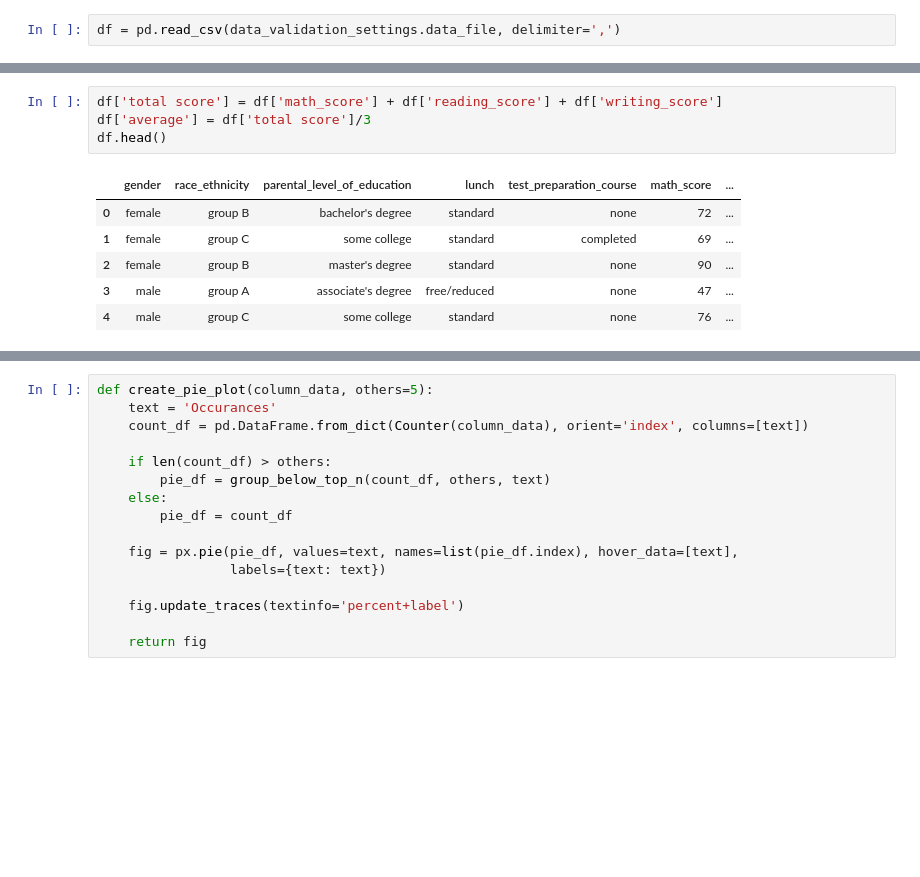
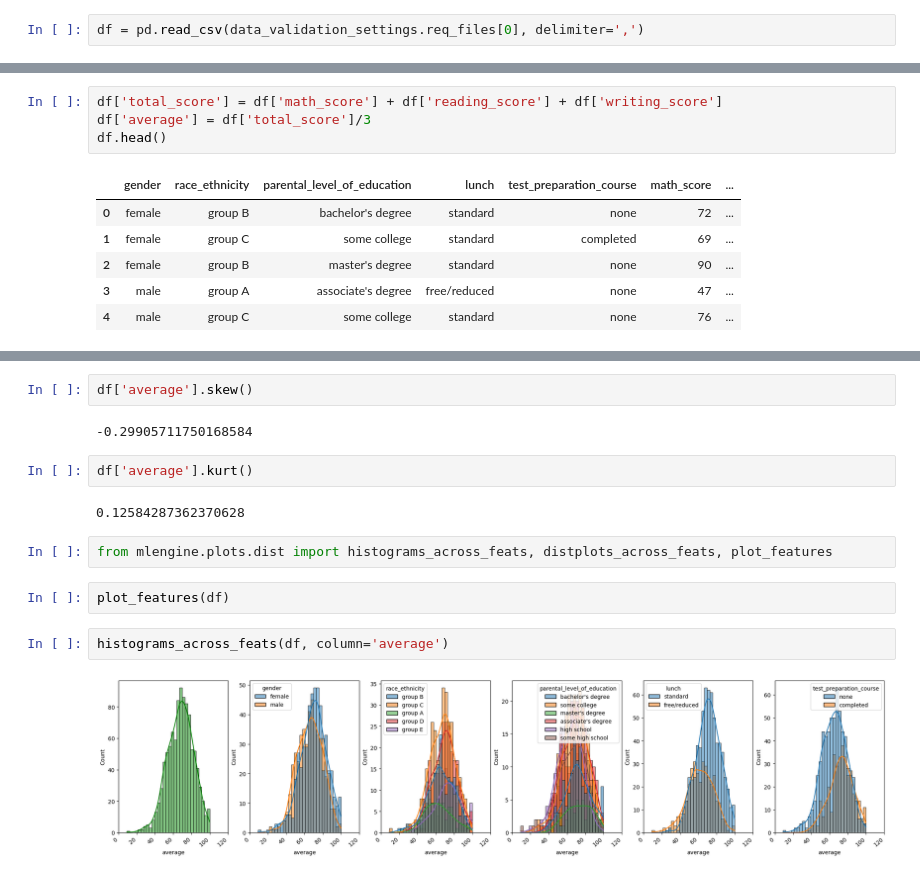
Before and after one commit to badutka/ml-app, a Jupyter notebook: research/validation.ipynb, the cells around one changed output, grey strips where cells are left out. Cells and saved outputs as stored; diff of their text form; blank space fills up the shorter version.

Commit message:
updated validation notebook

```diff
--- a/research/validation.ipynb
+++ b/research/validation.ipynb
@@ -17,7 +15,7 @@ import pydantic
 # %%
 data_validation_settings = settings.data_validation
 # %%
-df = pd.read_csv(data_validation_settings.data_file, delimiter=',')
+df = pd.read_csv(data_validation_settings.req_files[0], delimiter=',')
 # %%
 class DataValidator(pydantic.BaseModel):
     gender: pydantic.StrictStr
@@ -89,8 +87,8 @@ df.describe()
 | 75% | 77.00000 | 79.000000 | 79.000000 |
 | max | 100.00000 | 100.000000 | 100.000000 |
 # %%
-df['total score'] = df['math_score'] + df['reading_score'] + df['writing_score']
-df['average'] = df['total score']/3
+df['total_score'] = df['math_score'] + df['reading_score'] + df['writing_score']
+df['average'] = df['total_score']/3
 df.head()
 # %% [output]
 |  | gender | race_ethnicity | parental_level_of_education | lunch | test_preparation_course | math_score | ... |
@@ -115,17 +100,17 @@ def group_below_top_n(count_df, n, text):
-# %%
-def create_pie_plot(column_data, others=5):
-    text = 'Occurances'
-    count_df = pd.DataFrame.from_dict(Counter(column_data), orient='index', columns=[text])
-
-    if len(count_df) > others:
-        pie_df = group_below_top_n(count_df, others, text)
-    else:
-        pie_df = count_df
-
-    fig = px.pie(pie_df, values=text, names=list(pie_df.index), hover_data=[text],
-                 labels={text: text})
-
-    fig.update_traces(textinfo='percent+label')
-
-    return fig
+# %%
+df['average'].skew()
+# %% [output]
+-0.29905711750168584
+# %%
+df['average'].kurt()
+# %% [output]
+0.12584287362370628
+# %%
+from mlengine.plots.dist import histograms_across_feats, distplots_across_feats, plot_features
+# %%
+plot_features(df)
+# %%
+histograms_across_feats(df, column='average')
+# %% [output]
+[figure, added]
 # %%
```
Also changed, not shown: parts of 10 cells of this notebook.
